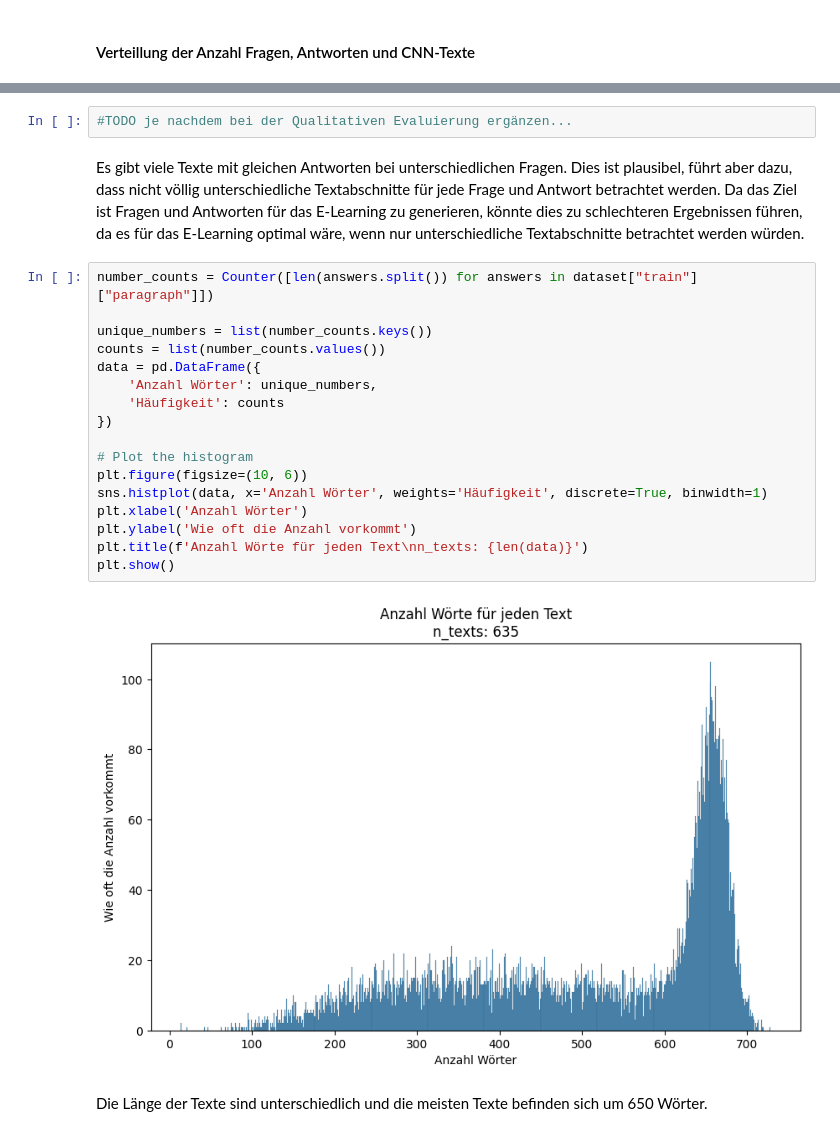
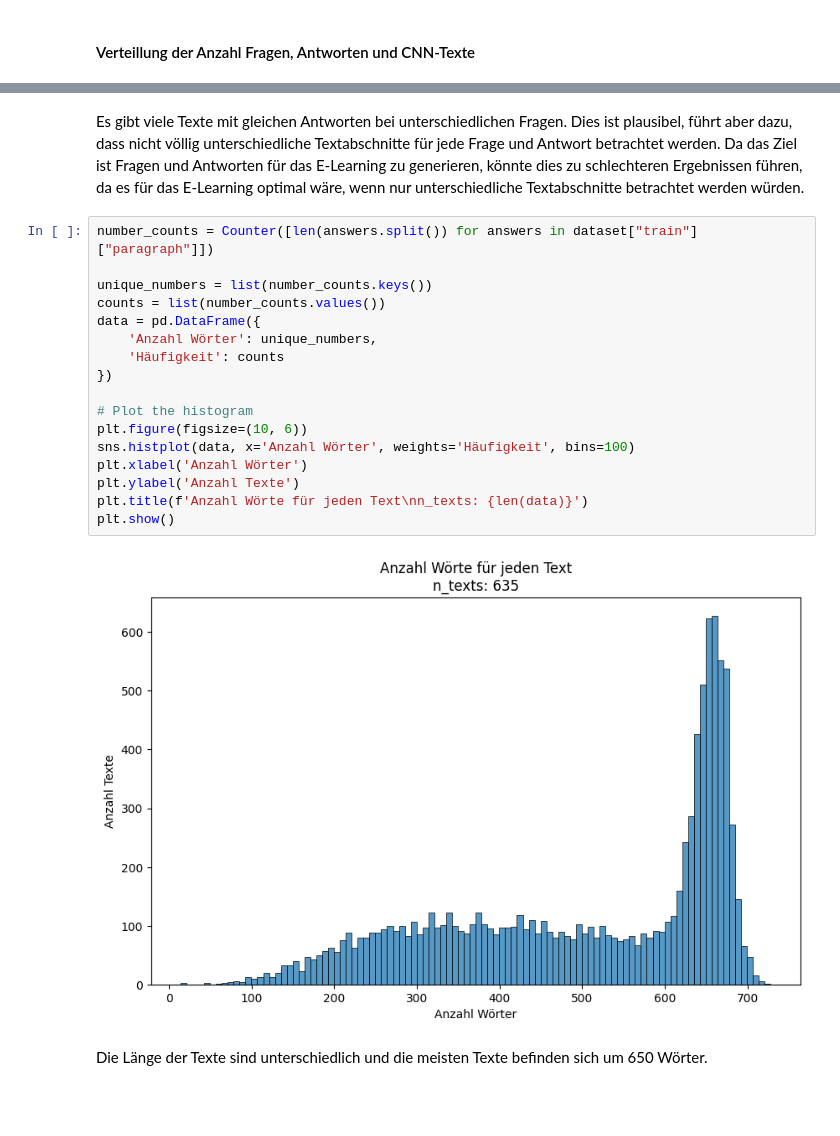
Before and after one commit to swiggy123/npr_mc2, a Jupyter notebook: report.ipynb, the cells around one changed output, grey strips where cells are left out. Cells and saved outputs as stored; diff of their text form; blank space fills up the shorter version.

```diff
--- a/report.ipynb
+++ b/report.ipynb
@@ -157,26 +217,24 @@ plt.show()
-# %%
-#TODO je nachdem bei der Qualitativen Evaluierung ergänzen...
 # %% [markdown]
 Es gibt viele Texte mit gleichen Antworten bei unterschiedlichen Fragen. Dies ist plausibel, führt aber dazu, dass nicht völlig unterschiedliche Textabschnitte für jede Frage und Antwort betrachtet werden. Da das Ziel ist Fragen und Antworten für das E-Learning zu generieren, könnte dies zu schlechteren Ergebnissen führen, da es für das E-Learning optimal wäre, wenn nur unterschiedliche Textabschnitte betrachtet werden würden.
 # %%
 number_counts = Counter([len(answers.split()) for answers in dataset["train"]["paragraph"]])
 
 unique_numbers = list(number_counts.keys())
 counts = list(number_counts.values())
 data = pd.DataFrame({
     'Anzahl Wörter': unique_numbers,
     'Häufigkeit': counts
 })
 
 # Plot the histogram
 plt.figure(figsize=(10, 6))
-sns.histplot(data, x='Anzahl Wörter', weights='Häufigkeit', discrete=True, binwidth=1)
+sns.histplot(data, x='Anzahl Wörter', weights='Häufigkeit', bins=100)
 plt.xlabel('Anzahl Wörter')
-plt.ylabel('Wie oft die Anzahl vorkommt')
+plt.ylabel('Anzahl Texte')
 plt.title(f'Anzahl Wörte für jeden Text\nn_texts: {len(data)}')
 plt.show()
 # %% [output]
-[figure, old version]
+[figure, new version]
 # %% [markdown]
 Die Länge der Texte sind unterschiedlich und die meisten Texte befinden sich um 650 Wörter.
 # %% [markdown]
```
Also changed, not shown: parts of 13 cells of this notebook.
